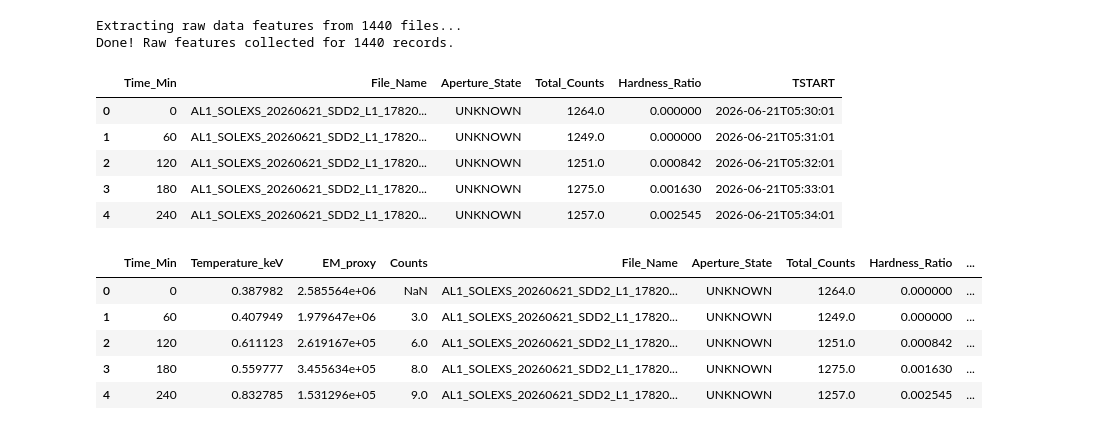
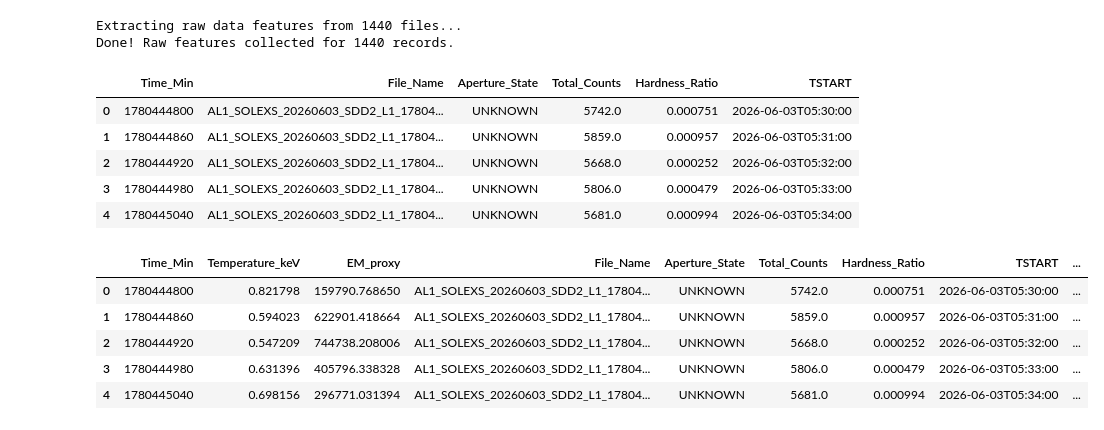
Before and after one commit to OmSai-HonouredOne/SolARIS, a Jupyter notebook: solexsdata.ipynb, the cells around one changed output. Cells and saved outputs as stored; diff of their text form; code cells hidden in the pictures.

```diff
--- a/solexsdata.ipynb
+++ b/solexsdata.ipynb
@@ -17,13 +22,6 @@ xspec.Xset.logChatter = 0
 # %%
-spectra_dir = "AL1_SLX_L1_20260621/PI20260621"
+spectra_dir = "AL1_SLX_L1_20260603/PI"
 pi_files = sorted(glob.glob(os.path.join(spectra_dir, "*.pi")))
-hdul = fits.open('AL1_SLX_L1_20260621/AL1_SOLEXS_20260621_SDD2_L1.lc.gz')
-lc_data = hdul['RATE'].data
-time = np.array(lc_data['TIME'])
-lccounts = np.array(lc_data['COUNTS'])
-time-=time[0]
-time = time[::60]
-lccounts = lccounts[::60]
 # %%
 results = []
 
@@ -51,7 +49,7 @@ for i in range(len(pi_files)):
         norm_val = mdl.vapec.norm.values[0]
 
         # Append values along with a running physical time axis (Minutes)
-        time_min = i * 60
+        time_min = int(pi_files[i].split('_')[-2])
         results.append([time_min, kt_val, norm_val])
         print(i)
     except:
@@ -106,8 +104,7 @@ for i in range(len(pi_files)):
             hr_value = high_energy_sum / low_energy_sum if low_energy_sum > 0 else 0.0
 
             # Mirror the running timeline axis from your XSPEC loop
-            time_min = i * 60
-
+            time_min = int(pi_files[i].split('_')[-2])
             raw_features.append([time_min, pi_files[i].split('/')[-1], aperture_state, total_raw_counts, hr_value, time_start])
 
     except Exception as e:
@@ -119,30 +116,34 @@ df2 = pd.DataFrame(raw_features, columns=[
     "Time_Min", "File_Name", "Aperture_State", "Total_Counts", "Hardness_Ratio", "TSTART"
 ])
 
-print(f"Done! Raw features collected for {len(df_raw)} records.")
+print(f"Done! Raw features collected for {len(df2)} records.")
 df2.head()
 # %% [output]
 Extracting raw data features from 1440 files...
 Done! Raw features collected for 1440 records.
 |  | Time_Min | File_Name | Aperture_State | Total_Counts | Hardness_Ratio | TSTART |
-| 0 | 0 | AL1_SOLEXS_20260621_SDD2_L1_17820... | UNKNOWN | 1264.0 | 0.000000 | 2026-06-21T05:30:01 |
-| 1 | 60 | AL1_SOLEXS_20260621_SDD2_L1_17820... | UNKNOWN | 1249.0 | 0.000000 | 2026-06-21T05:31:01 |
-| 2 | 120 | AL1_SOLEXS_20260621_SDD2_L1_17820... | UNKNOWN | 1251.0 | 0.000842 | 2026-06-21T05:32:01 |
-| 3 | 180 | AL1_SOLEXS_20260621_SDD2_L1_17820... | UNKNOWN | 1275.0 | 0.001630 | 2026-06-21T05:33:01 |
-| 4 | 240 | AL1_SOLEXS_20260621_SDD2_L1_17820... | UNKNOWN | 1257.0 | 0.002545 | 2026-06-21T05:34:01 |
+| 0 | 1780444800 | AL1_SOLEXS_20260603_SDD2_L1_17804... | UNKNOWN | 5742.0 | 0.000751 | 2026-06-03T05:30:00 |
+| 1 | 1780444860 | AL1_SOLEXS_20260603_SDD2_L1_17804... | UNKNOWN | 5859.0 | 0.000957 | 2026-06-03T05:31:00 |
+| 2 | 1780444920 | AL1_SOLEXS_20260603_SDD2_L1_17804... | UNKNOWN | 5668.0 | 0.000252 | 2026-06-03T05:32:00 |
+| 3 | 1780444980 | AL1_SOLEXS_20260603_SDD2_L1_17804... | UNKNOWN | 5806.0 | 0.000479 | 2026-06-03T05:33:00 |
+| 4 | 1780445040 | AL1_SOLEXS_20260603_SDD2_L1_17804... | UNKNOWN | 5681.0 | 0.000994 | 2026-06-03T05:34:00 |
 # %%
 df1 = pd.DataFrame(results, columns=["Time_Min", "Temperature_keV", "EM_proxy"])
 
-df1['Counts'] = lccounts
+df = pd.merge(df1, df2, on="Time_Min")
 
-df = pd.merge(df1, df2, on="Time_Min")
+dt = df["Time_Min"].diff()
+dT = df["Temperature_keV"].diff()
+df['dT/dt'] = dT / dt
+df['dT/dt'] = df['dT/dt'].rolling(window=3, min_periods=1).mean()
+
 df.head()
 # %% [output]
-|  | Time_Min | Temperature_keV | EM_proxy | Counts | File_Name | Aperture_State | Total_Counts | Hardness_Ratio | ... |
-| 0 | 0 | 0.387982 | 2.585564e+06 | NaN | AL1_SOLEXS_20260621_SDD2_L1_17820... | UNKNOWN | 1264.0 | 0.000000 | ... |
-| 1 | 60 | 0.407949 | 1.979647e+06 | 3.0 | AL1_SOLEXS_20260621_SDD2_L1_17820... | UNKNOWN | 1249.0 | 0.000000 | ... |
-| 2 | 120 | 0.611123 | 2.619167e+05 | 6.0 | AL1_SOLEXS_20260621_SDD2_L1_17820... | UNKNOWN | 1251.0 | 0.000842 | ... |
-| 3 | 180 | 0.559777 | 3.455634e+05 | 8.0 | AL1_SOLEXS_20260621_SDD2_L1_17820... | UNKNOWN | 1275.0 | 0.001630 | ... |
-| 4 | 240 | 0.832785 | 1.531296e+05 | 9.0 | AL1_SOLEXS_20260621_SDD2_L1_17820... | UNKNOWN | 1257.0 | 0.002545 | ... |
+|  | Time_Min | Temperature_keV | EM_proxy | File_Name | Aperture_State | Total_Counts | Hardness_Ratio | TSTART | ... |
+| 0 | 1780444800 | 0.821798 | 159790.768650 | AL1_SOLEXS_20260603_SDD2_L1_17804... | UNKNOWN | 5742.0 | 0.000751 | 2026-06-03T05:30:00 | ... |
+| 1 | 1780444860 | 0.594023 | 622901.418664 | AL1_SOLEXS_20260603_SDD2_L1_17804... | UNKNOWN | 5859.0 | 0.000957 | 2026-06-03T05:31:00 | ... |
+| 2 | 1780444920 | 0.547209 | 744738.208006 | AL1_SOLEXS_20260603_SDD2_L1_17804... | UNKNOWN | 5668.0 | 0.000252 | 2026-06-03T05:32:00 | ... |
+| 3 | 1780444980 | 0.631396 | 405796.338328 | AL1_SOLEXS_20260603_SDD2_L1_17804... | UNKNOWN | 5806.0 | 0.000479 | 2026-06-03T05:33:00 | ... |
+| 4 | 1780445040 | 0.698156 | 296771.031394 | AL1_SOLEXS_20260603_SDD2_L1_17804... | UNKNOWN | 5681.0 | 0.000994 | 2026-06-03T05:34:00 | ... |
 # %%
 # Create a figure with 3 distinct stacked panels sharing the same X-axis
```
Also changed, not shown: parts of 2 cells of this notebook, 1 other file.
